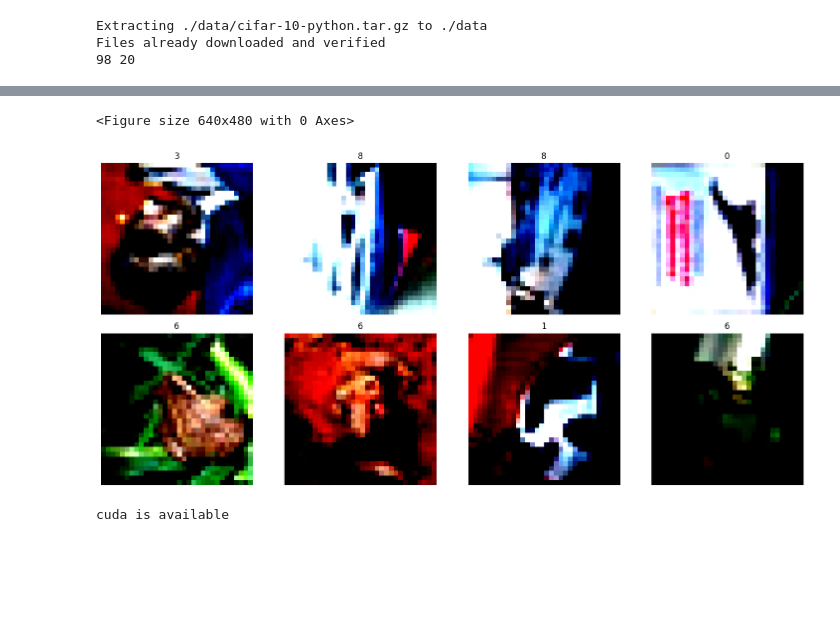
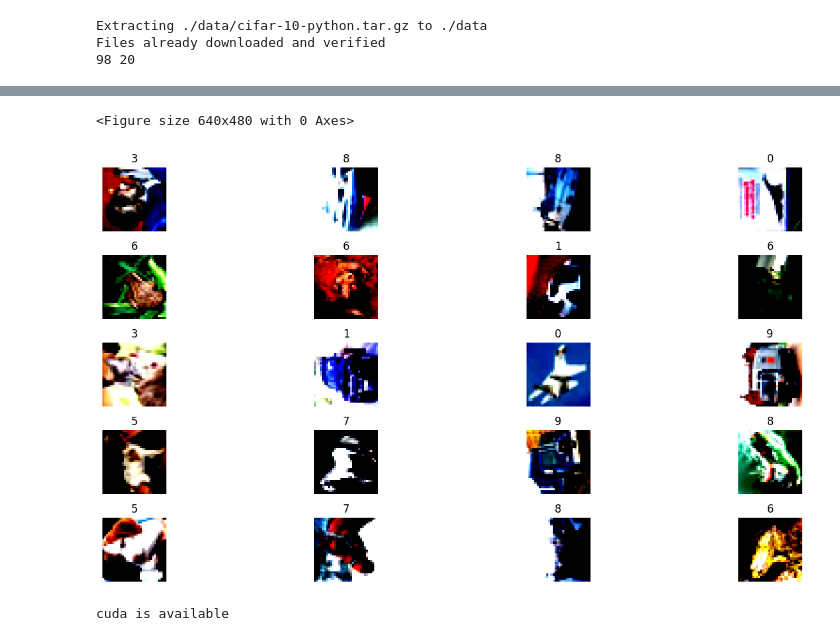
Before and after one commit to prasad0679/Prasad_ERA_Repo, a Jupyter notebook: TheSchoolofAI/ERA_S10_Assignment/ERA_Session10_Assignment_v3.ipynb, the cells around one changed output, grey strips where cells are left out. Drawn from its saved outputs; the diff is of its cells as text; code cells hidden in the pictures; blank space fills up the shorter version.

```diff
--- a/TheSchoolofAI/ERA_S10_Assignment/ERA_Session10_Assignment_v3.ipynb
+++ b/TheSchoolofAI/ERA_S10_Assignment/ERA_Session10_Assignment_v3.ipynb
@@ -85,6 +87,6 @@ WARNING:matplotlib.image:Clipping input data to the valid range for imshow with
 # %%
 #test_data
-Plots(None,9,test_loader).plot_images()
+Plots(None,21,test_loader).plot_images()
 # %% [output]
 WARNING:matplotlib.image:Clipping input data to the valid range for imshow with RGB data ([0..1] for floats or [0..255] for integers).
 WARNING:matplotlib.image:Clipping input data to the valid range for imshow with RGB data ([0..1] for floats or [0..255] for integers).
@@ -97,5 +111,5 @@ WARNING:matplotlib.image:Clipping input data to the valid range for imshow with
 <Figure size 640x480 with 0 Axes>
-[figure, old version]
+[figure, new version]
 # %%
  # Setting up the device
 device = allot_device(142)
```
Also changed, not shown: parts of 15 cells of this notebook, 2 other files.
